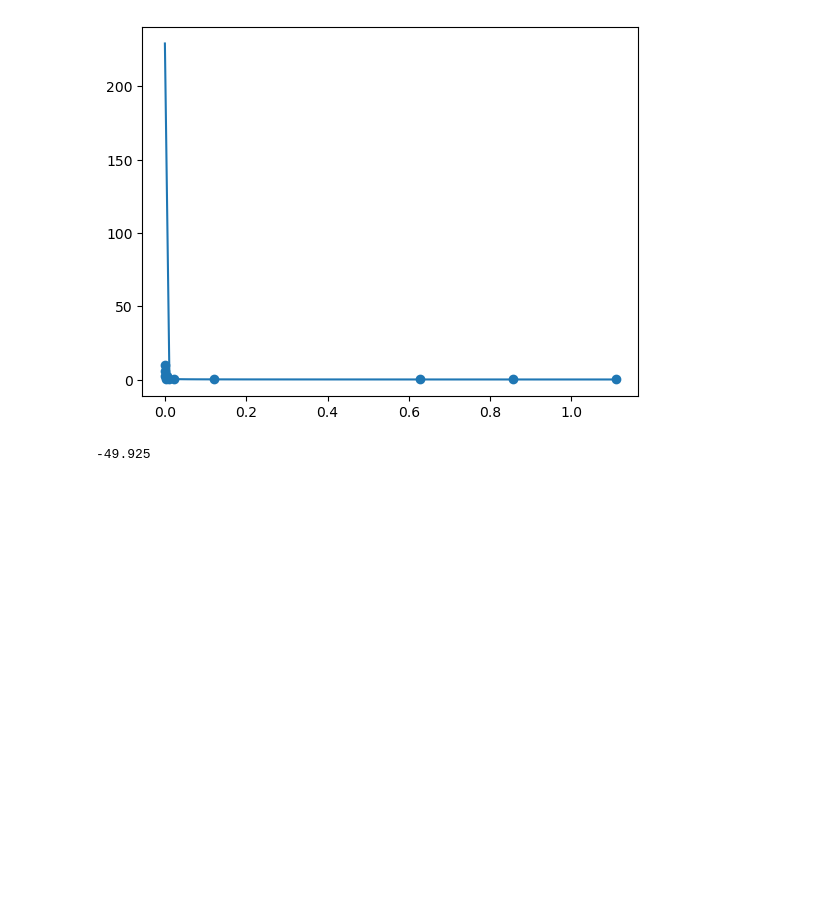
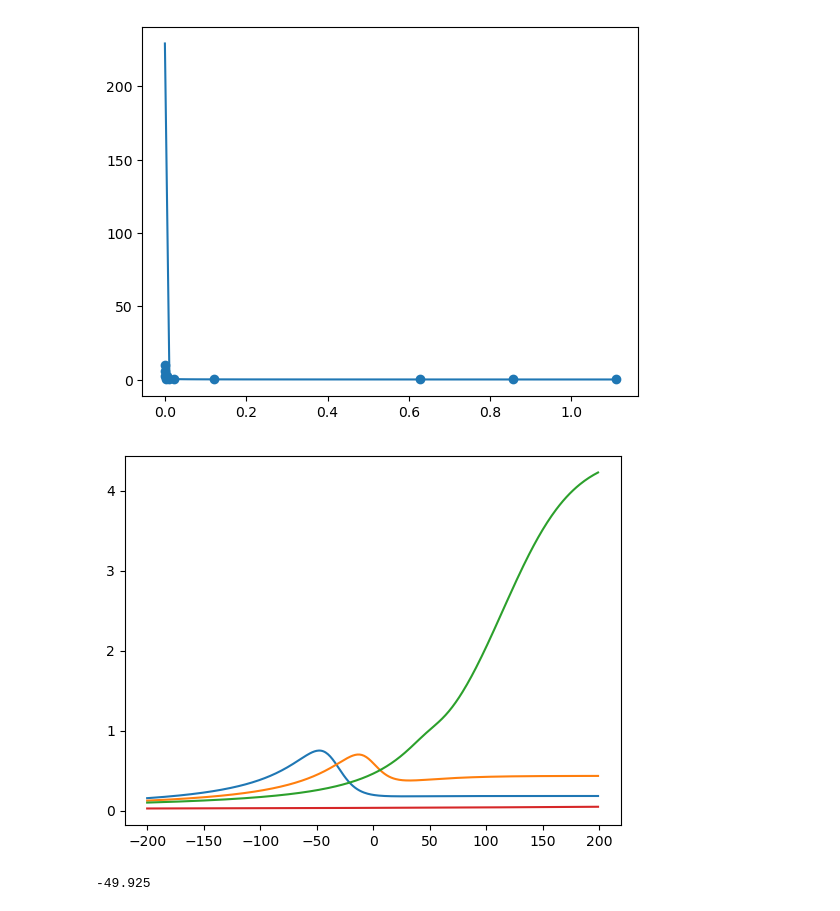
Before and after one commit to FrancescoCavarretta/BK_channel, a Jupyter notebook: notebook.ipynb, the cells around one changed output. Saved outputs shown, nothing was run; the diff lists cells and outputs as text; code cells hidden in the pictures; blank space fills up the shorter version.

```diff
--- a/notebook.ipynb
+++ b/notebook.ipynb
@@ -133,6 +133,12 @@ plt.plot(ca, b)
 # %% [output]
 [<matplotlib.lines.Line2D at 0x...>]
 [figure]
+# %%
+v = np.arange(-200, 200, 1)
+for ca in [1024 / 1000.0, 20.3 / 1000.0, 4 / 1000.0, 0.03 / 1000.0]:
+    plt.plot(v, 1 / (alpha(v, ca) + beta(v, ca)))
+# %% [output]
+[figure, added]
 # %%
  y0 = 152.0
  y1 = -47.7
```
